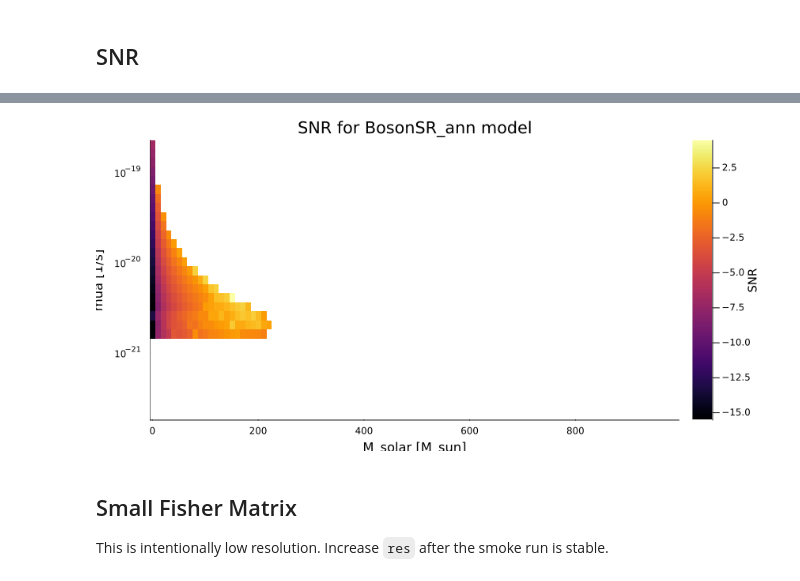
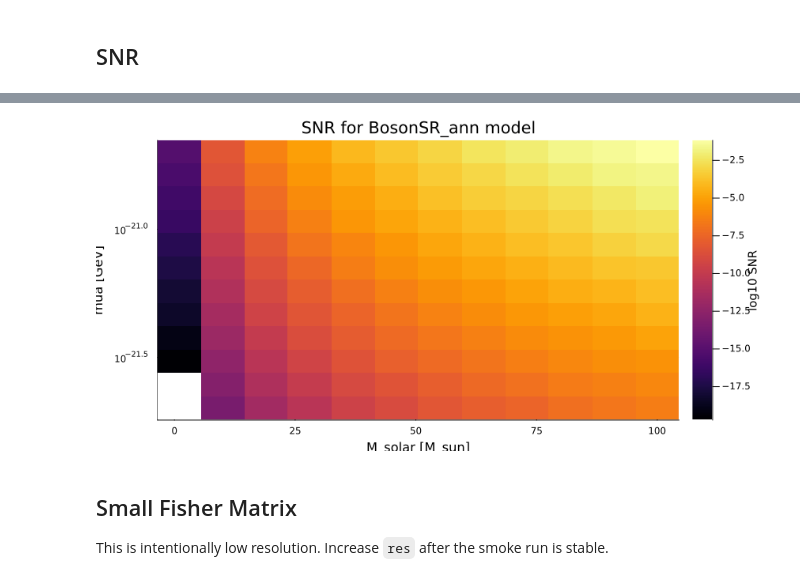
Before and after one commit to cewasiuk/3rd-Generation-Gravitational-Wave-Detector-Strain-Templates, a Jupyter notebook: GW_free_params.jl/bosonSR_annihilation_basic_analysis.ipynb, the cells around one changed output, grey strips where cells are left out. Saved outputs shown, nothing was run; the diff lists cells and outputs as text; code cells hidden in the pictures.

```diff
--- a/GW_free_params.jl/bosonSR_annihilation_basic_analysis.ipynb
+++ b/GW_free_params.jl/bosonSR_annihilation_basic_analysis.ipynb
@@ -125,0 +114,7 @@ For example, `log(-1.0)` is undefined because `log` of a real number is defined
+# %%
+network = [ETLS, ETLMR, CE1Id]
+
+# Keep M_solar * mua in a range where the annihilation line remains positive.
+M_solar_range = collect(range(1.0, 100.0, length=12))
+mua_range = 2.0 .* 10.0 .^ range(-22, -21, length=12)
+snr_matrix = fill(NaN, length(M_solar_range), length(mua_range));
@@ -126,17 +168,16 @@ For example, `log(-1.0)` is undefined because `log` of a real number is defined
 # %%
-fig = heatmap(
+heatmap(
     M_solar_range,
     mua_range,
     log10.(snr_matrix)';
-    ylabel="mua [1/s]",
+    ylabel="mua [GeV]",
     xlabel="M_solar [M_sun]",
     title="SNR for BosonSR_ann model",
-    colorbar_title="SNR",
-    #xlims = (10, 250),
-    yscale = :log10
+    colorbar_title="log10 SNR",
+    yscale=:log10,
 )
 # %% [output]
-[figure, old version]
+[figure, new version]
 # %% [markdown]
 ## Small Fisher Matrix
 
```
Also changed, not shown: parts of 9 cells of this notebook, 1 other file.
